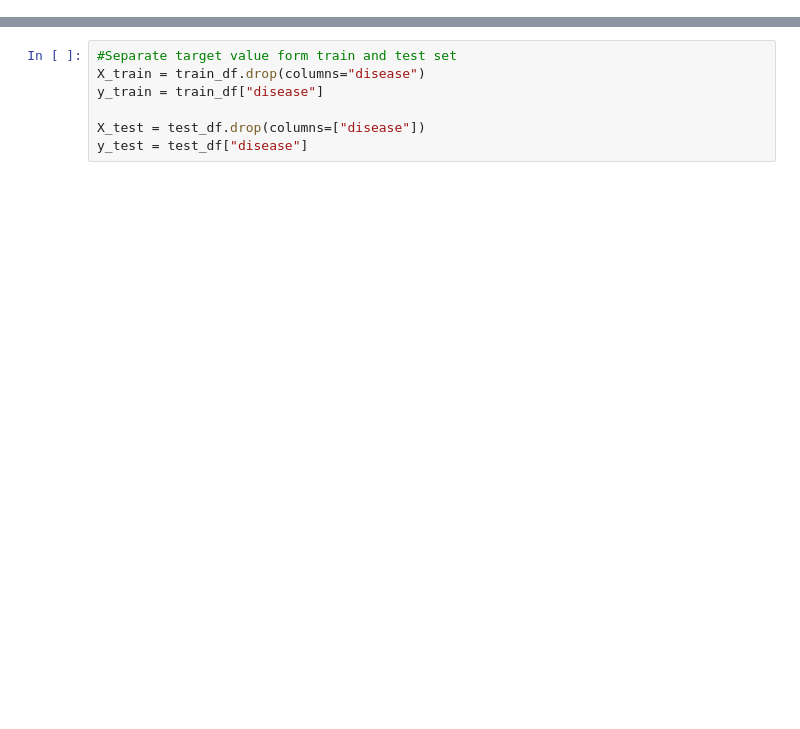
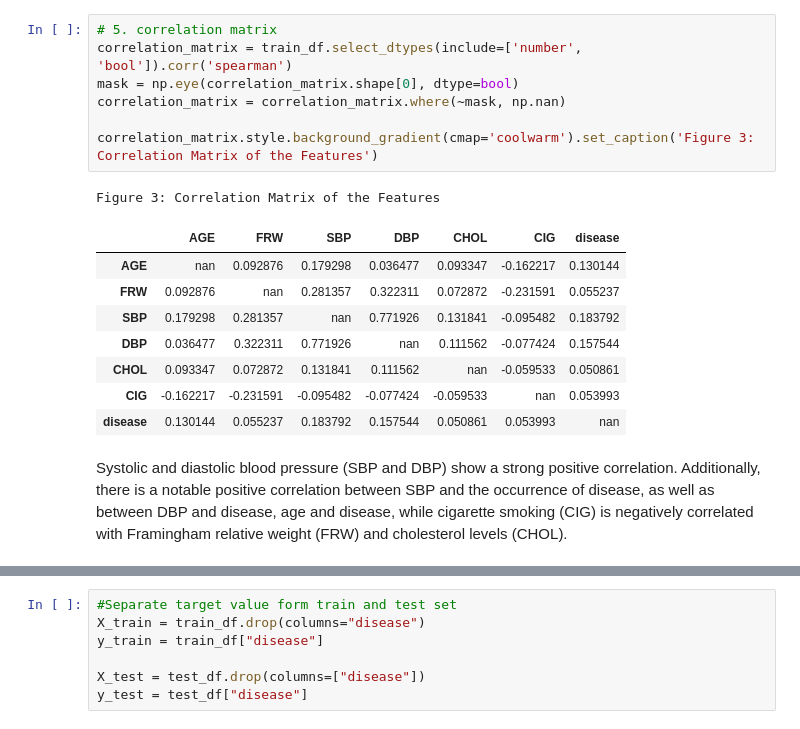
Before and after one commit to UBC-MDS/CardioPredict, a Jupyter notebook: heart_analyis_model.ipynb, the cells around one changed output, grey strips where cells are left out. Drawn from its saved outputs; the diff is of its cells as text; blank space fills up the shorter version.

```diff
--- a/heart_analyis_model.ipynb
+++ b/heart_analyis_model.ipynb
@@ -32,0 +166,19 @@ import matplotlib.pyplot as plt
+# %%
+# 5. correlation matrix
+correlation_matrix = train_df.select_dtypes(include=['number', 'bool']).corr('spearman')
+mask = np.eye(correlation_matrix.shape[0], dtype=bool)
+correlation_matrix = correlation_matrix.where(~mask, np.nan)
+
+correlation_matrix.style.background_gradient(cmap='coolwarm').set_caption('Figure 3: Correlation Matrix of the Features')
+# %% [output]
+Figure 3: Correlation Matrix of the Features
+|  | AGE | FRW | SBP | DBP | CHOL | CIG | disease |
+| AGE | nan | 0.092876 | 0.179298 | 0.036477 | 0.093347 | -0.162217 | 0.130144 |
+| FRW | 0.092876 | nan | 0.281357 | 0.322311 | 0.072872 | -0.231591 | 0.055237 |
+| SBP | 0.179298 | 0.281357 | nan | 0.771926 | 0.131841 | -0.095482 | 0.183792 |
+| DBP | 0.036477 | 0.322311 | 0.771926 | nan | 0.111562 | -0.077424 | 0.157544 |
+| CHOL | 0.093347 | 0.072872 | 0.131841 | 0.111562 | nan | -0.059533 | 0.050861 |
+| CIG | -0.162217 | -0.231591 | -0.095482 | -0.077424 | -0.059533 | nan | 0.053993 |
+| disease | 0.130144 | 0.055237 | 0.183792 | 0.157544 | 0.050861 | 0.053993 | nan |
+# %% [markdown]
+Systolic and diastolic blood pressure (SBP and DBP) show a strong positive correlation. Additionally, there is a notable positive correlation between SBP and the occurrence of disease, as well as between DBP and disease, age and disease, while cigarette smoking (CIG) is negatively correlated with Framingham relative weight (FRW) and cholesterol levels (CHOL).
```
Also changed, not shown: parts of 38 cells of this notebook, 2 other files.
